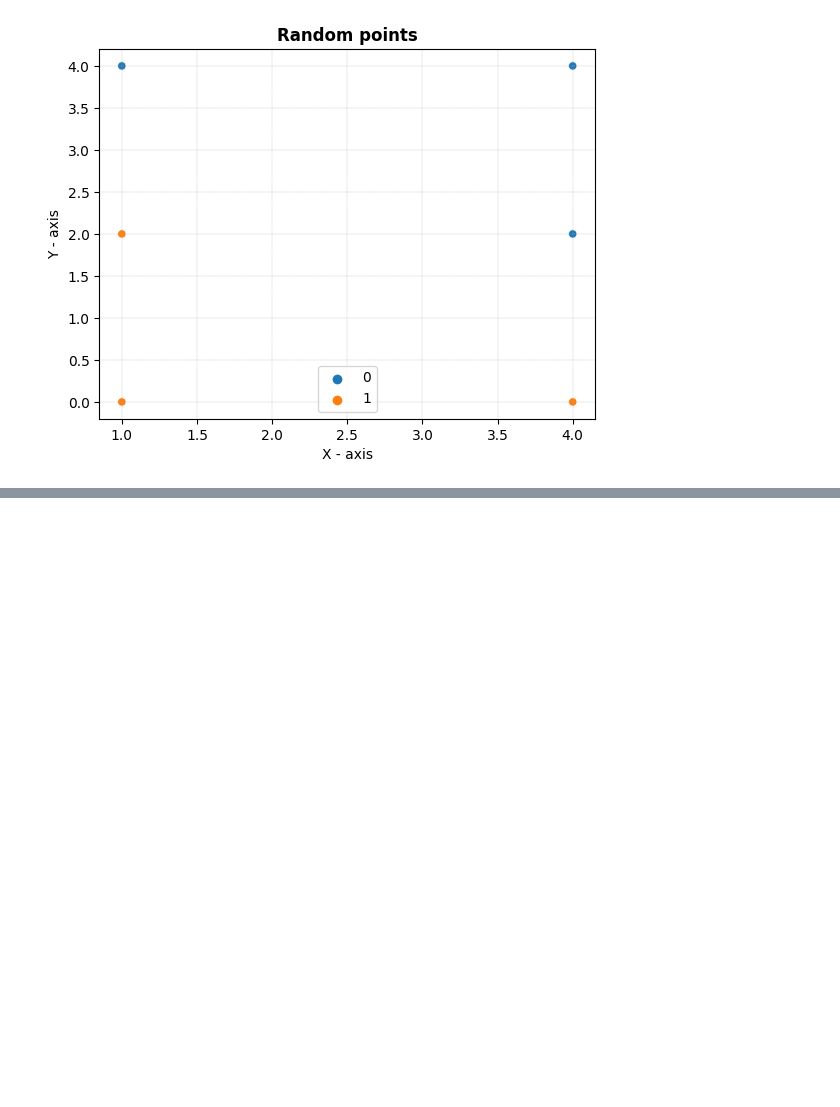
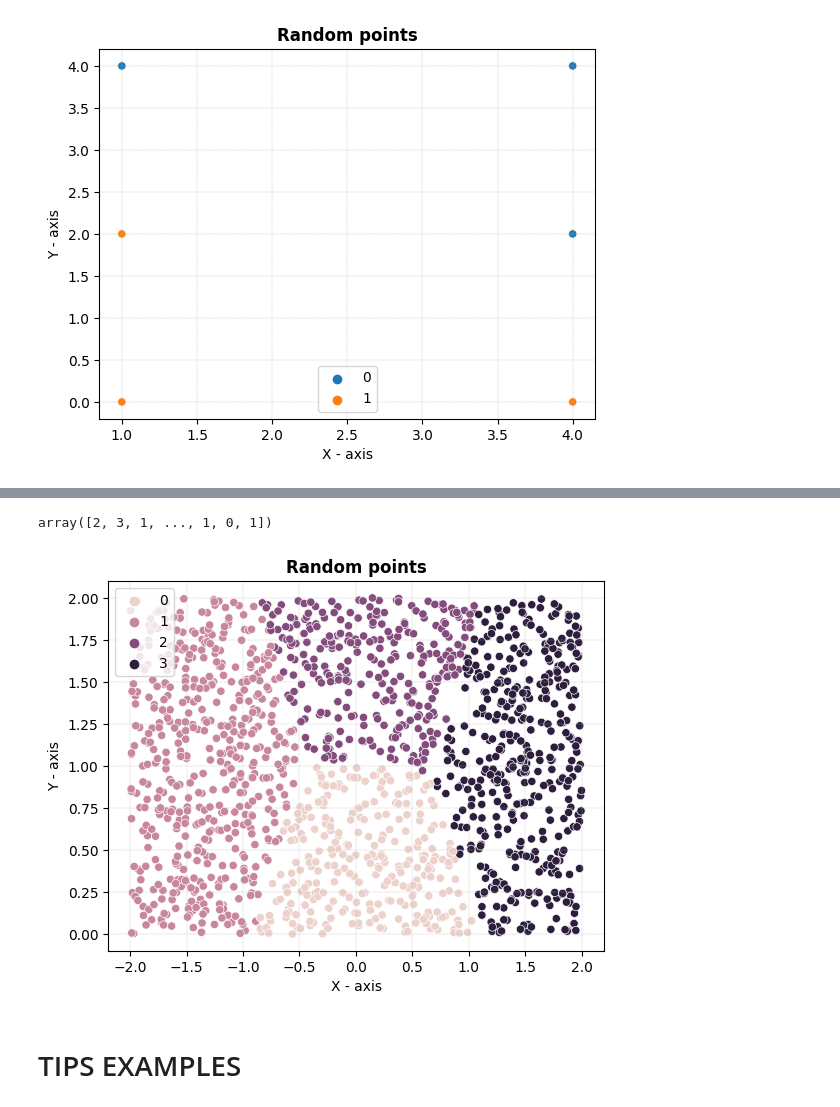
Before and after one commit to jakub-braja/Podstawy-uczenia-maszynowego, a Jupyter notebook: Zajecia_6_Clustering.ipynb, the cells around one changed output, grey strips where cells are left out. Saved outputs shown, nothing was run; the diff lists cells and outputs as text; code cells hidden in the pictures; blank space fills up the shorter version.

```diff
--- a/Zajecia_6_Clustering.ipynb
+++ b/Zajecia_6_Clustering.ipynb
@@ -151,0 +178,16 @@ plt.grid(linestyle = '--', linewidth = 0.25)
+# %%
+kmeans_y = KMeans(n_clusters=4, random_state= 0, n_init= 'auto').fit(Y)
+# %%
+kmeans_y.labels_
+# %% [output]
+array([2, 3, 1, ..., 1, 0, 1])
+# %%
+sns.scatterplot(x = x_p,y =  y_p, hue= kmeans_y.labels_)
+plt.title('Random points', fontsize = 12, fontweight = 'bold')
+plt.xlabel('X - axis')
+plt.ylabel('Y - axis')
+plt.grid(linestyle = '--', linewidth = 0.25)
+# %% [output]
+[figure, added]
+# %% [markdown]
+# TIPS EXAMPLES
```
Also changed, not shown: parts of 37 cells of this notebook.
